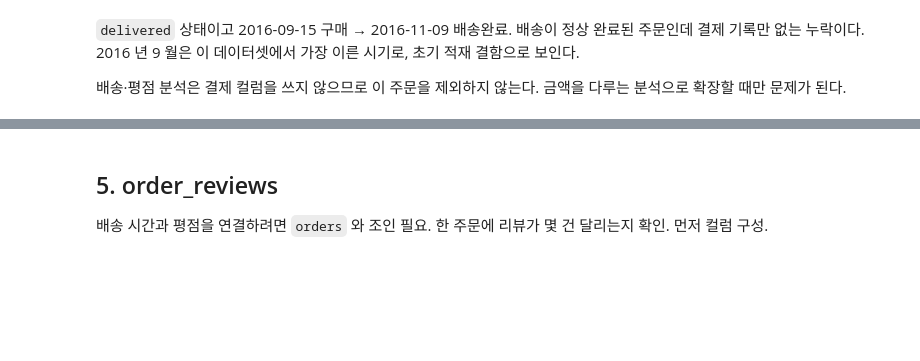
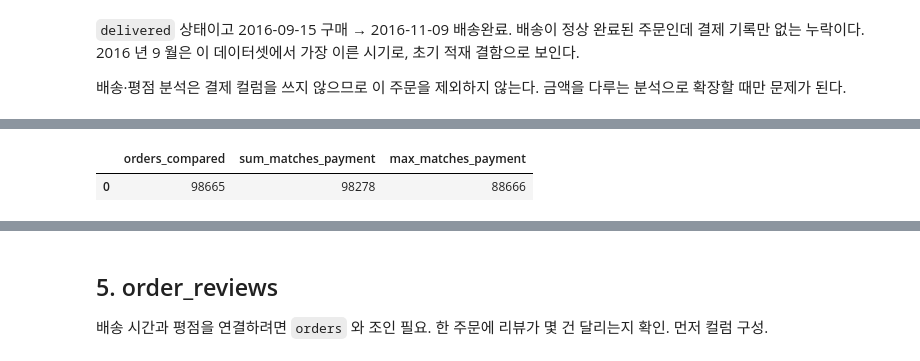
Before and after one commit to wlstjd1011/Olist-data-analyze, a Jupyter notebook: notebooks/03_data_quality.ipynb, the cells around one changed output, grey strips where cells are left out. Saved outputs shown, nothing was run; the diff lists cells and outputs as text; code cells hidden in the pictures; blank space fills up the shorter version.

```diff
--- a/notebooks/03_data_quality.ipynb
+++ b/notebooks/03_data_quality.ipynb
@@ -390,0 +433,29 @@ WHERE p.order_id IS NULL
+# %%
+con.execute("""
+WITH item AS (
+    SELECT order_id,
+           SUM(price)         AS price_sum,
+           SUM(freight_value) AS freight_sum,
+           MAX(freight_value) AS freight_max
+    FROM order_items
+    GROUP BY order_id
+),
+pay AS (
+    SELECT order_id,
+           SUM(payment_value) AS paid
+    FROM order_payments
+    GROUP BY order_id
+)
+SELECT COUNT(*) AS orders_compared,
+       COUNT(*) FILTER (
+           WHERE ABS(i.price_sum + i.freight_sum - p.paid) < 0.01
+       ) AS sum_matches_payment,
+       COUNT(*) FILTER (
+           WHERE ABS(i.price_sum + i.freight_max - p.paid) < 0.01
+       ) AS max_matches_payment
+FROM item AS i
+JOIN pay  AS p ON i.order_id = p.order_id
+""").df()
+# %% [output]
+|  | orders_compared | sum_matches_payment | max_matches_payment |
+| 0 | 98665 | 98278 | 88666 |
```
Also changed, not shown: parts of 8 cells of this notebook.
